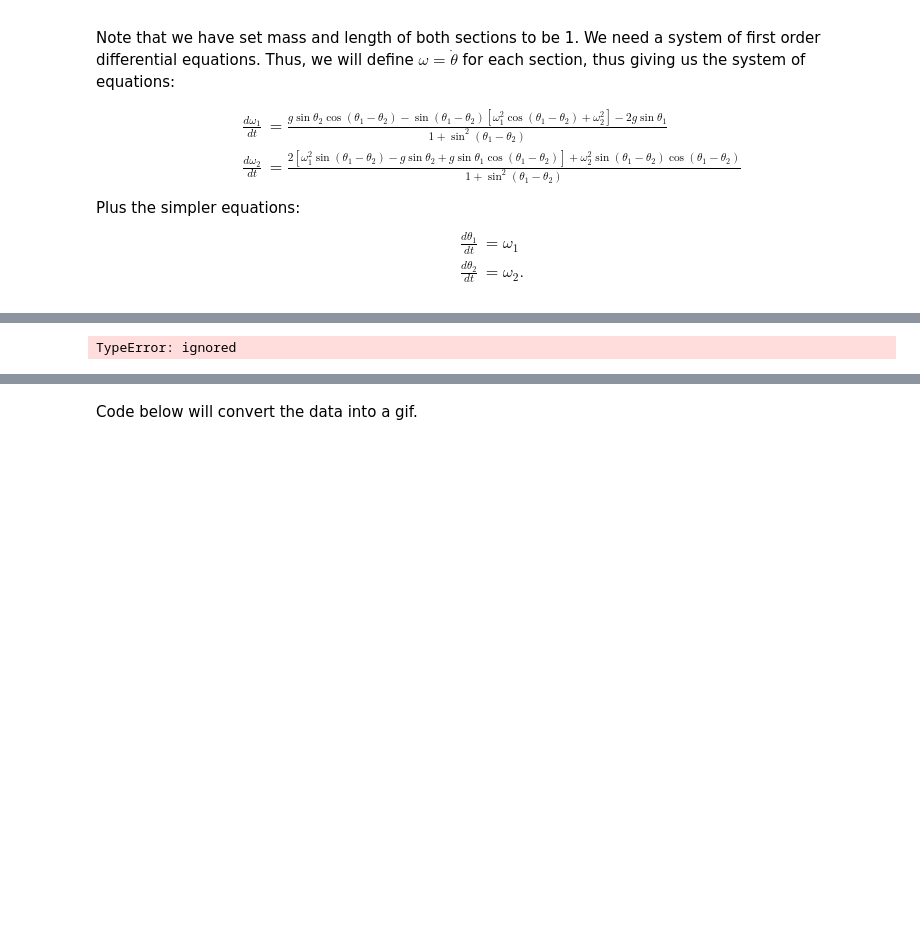
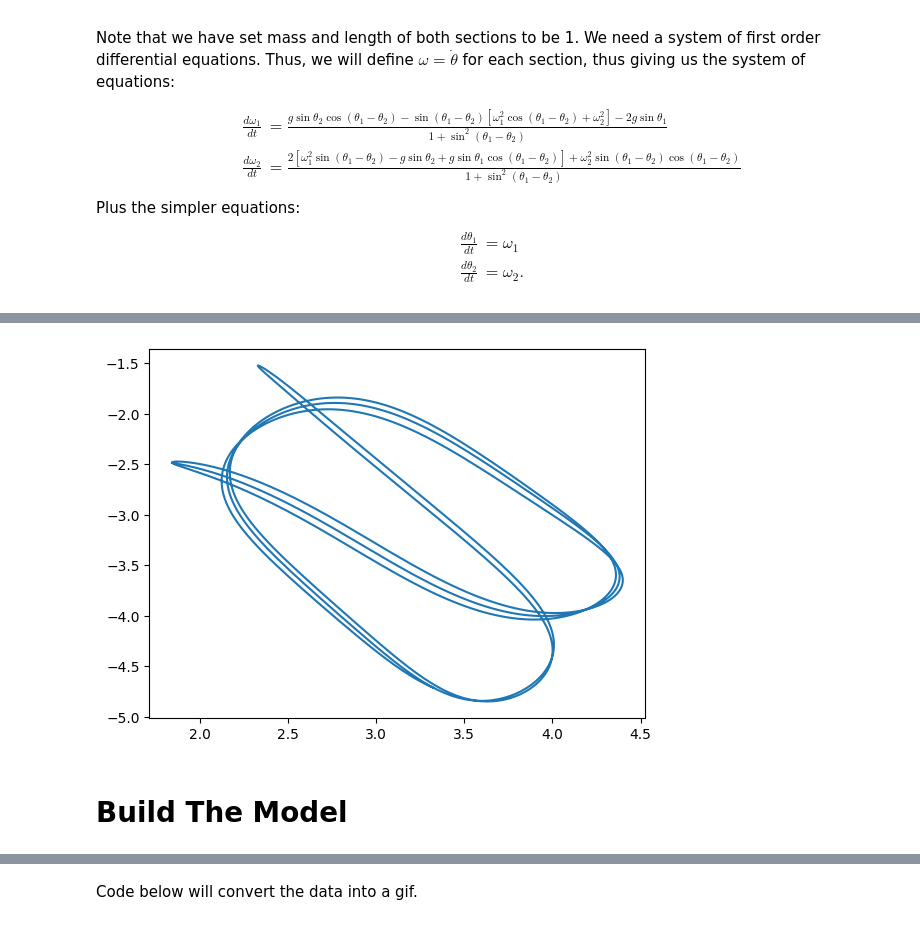
Before and after one commit to jakedorman64/internship, a Jupyter notebook: Double_Pendulum_NeuralODE.ipynb, the cells around one changed output, grey strips where cells are left out. Saved outputs shown, nothing was run; the diff lists cells and outputs as text; code cells hidden in the pictures; blank space fills up the shorter version.

```diff
--- a/Double_Pendulum_NeuralODE.ipynb
+++ b/Double_Pendulum_NeuralODE.ipynb
@@ -37,10 +71,10 @@ g = - 9.81
 # %%
 @jit
-def dy_dt(y):
+def dy_dt(y, t, g):
   # Create return array and unpack the values of y:
 
-  theta_1 = y[0] % (2 * pi)
-  theta_2 = y[1] % (2 * pi)
+  theta_1 = y[0]
+  theta_2 = y[1]
   omega_1 = y[2]
   omega_2 = y[3]
 
@@ -92,7 +95,0 @@ Wall time: 1min 41s
-# %%
-jax_results = odeint(dy_dt, y0, tsteps, g)
-
-if perturb == True:
-  Jax_results = odeint(dy_dt, Y0, tsteps, g)
-# %% [output]
-TypeError: ignored
@@ -105,0 +96,27 @@ if perturb == True:
+# %%
+# Generate our initial datapoint.
+key, subkey = random.split(random.PRNGKey(int(time.time())))
+theta_1_init = random.uniform(key, minval = - pi, maxval = pi)
+theta_2_init = random.uniform(subkey, minval = - pi, maxval = pi)
+
+key, subkey = random.split(key)
+# omega_1_init = random.uniform(key, minval = -10, maxval = 10)
+# omega_2_init = random.uniform(key, minval = -10, maxval = 10)
+
+omega_1_init = 0
+omega_2_init = 0
+
+init = jnp.array([theta_1_init, theta_2_init, omega_1_init, omega_2_init])
+
+# And generate our time array:
+tsteps = jnp.linspace(0, int(total_time), data_points)
+# %%
+# Generate our data:
+generated_data = odeint(dy_dt, init, tsteps, g)
+
+plt.plot(generated_data[:, 0], generated_data[:, 1])
+
+theta_1 = generated_data[:, 0]
+theta_2 = generated_data[:, 1]
+# %% [output]
+[figure, added]
@@ -105,0 +136,2 @@ if perturb == True:
+# %% [markdown]
+# Build The Model
```
Also changed, not shown: parts of 18 cells of this notebook.
